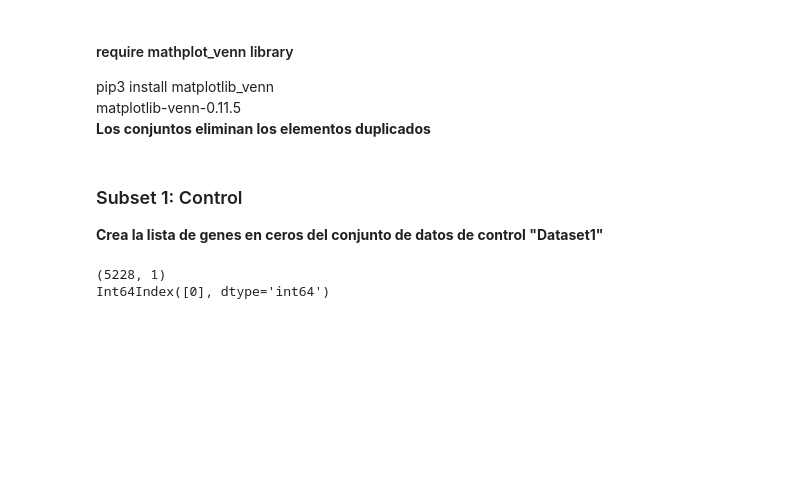
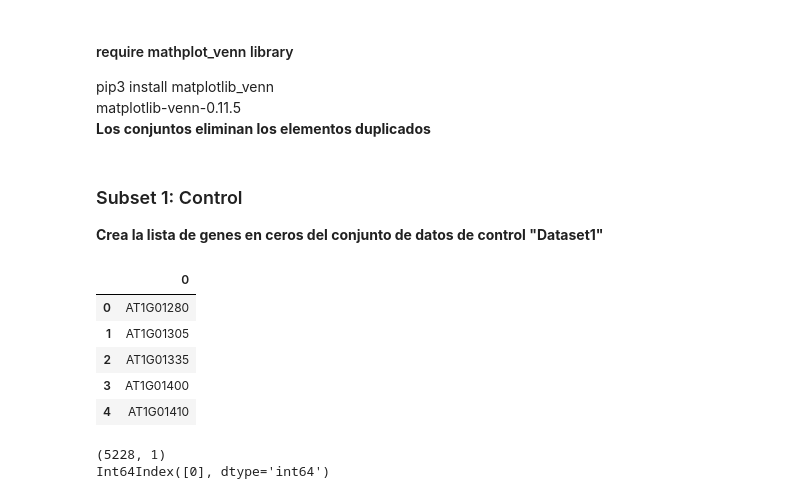
Before and after one commit to cyntsc/meta-analisis-athal, a Jupyter notebook: notebooks/Venn_diagram_genes_in_ceros.ipynb, the cells around one changed output. Drawn from its saved outputs; the diff is of its cells as text; code cells hidden in the pictures; blank space fills up the shorter version.

```diff
--- a/notebooks/Venn_diagram_genes_in_ceros.ipynb
+++ b/notebooks/Venn_diagram_genes_in_ceros.ipynb
@@ -35,4 +35,13 @@ file="all_healthy_geneIDs_with_zeros.csv"   #all_infected_geneIDs_with_zeros.csv
 df= pd.read_csv(file, sep='\t', header=None)
+# %%
+df.head(5)
+# %% [output]
+|  | 0 |
+| 0 | AT1G01280 |
+| 1 | AT1G01305 |
+| 2 | AT1G01335 |
+| 3 | AT1G01400 |
+| 4 | AT1G01410 |
 # %%
 print(df.shape)
 print(df.columns)
```
Also changed, not shown: parts of 8 cells of this notebook.
